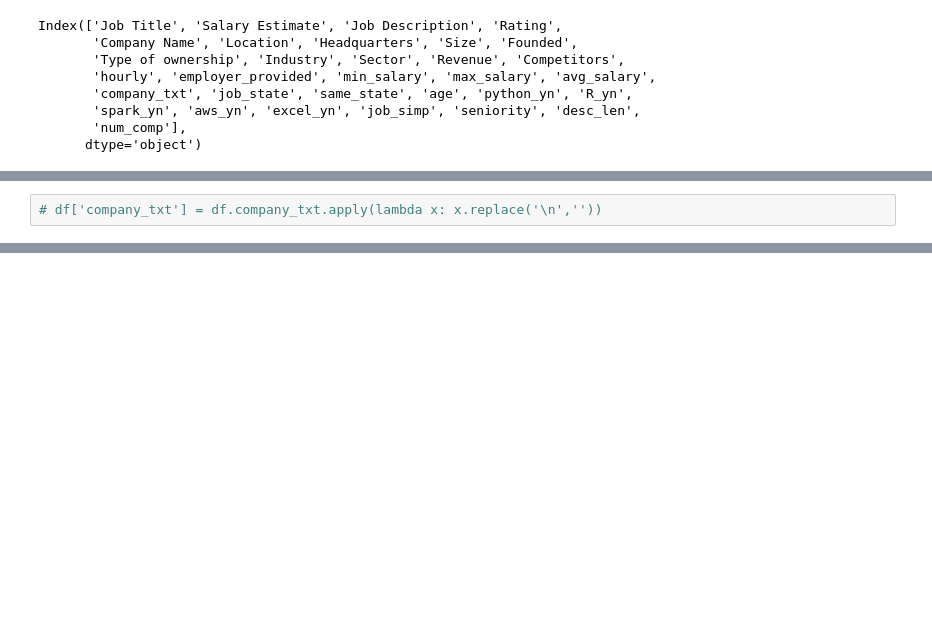
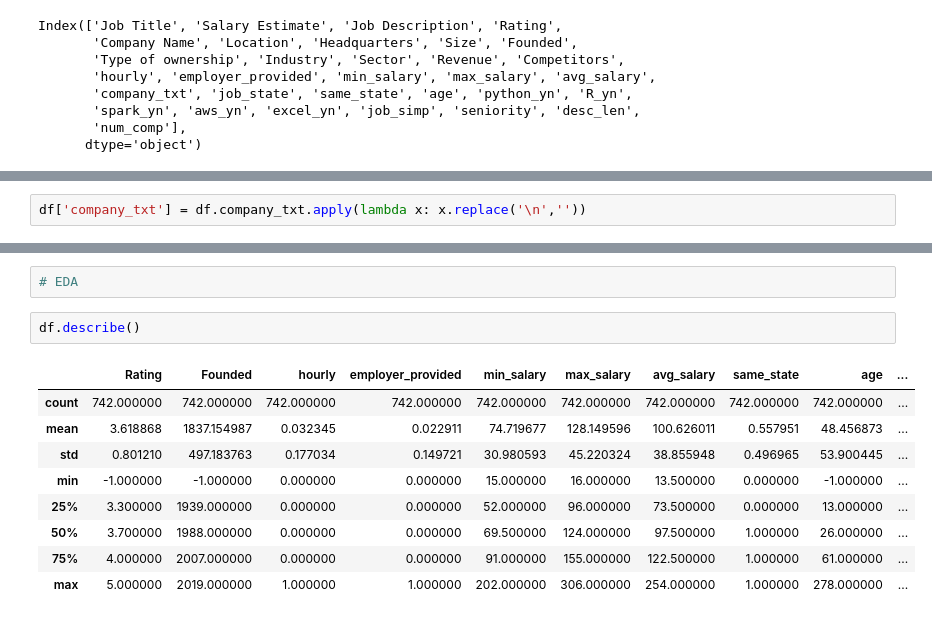
Before and after one commit to masete/ML-Predict-DS-Salaries, a Jupyter notebook: ds_eda.ipynb, the cells around one changed output, grey strips where cells are left out. Saved outputs shown, nothing was run; the diff lists cells and outputs as text; blank space fills up the shorter version.

```diff
--- a/ds_eda.ipynb
+++ b/ds_eda.ipynb
@@ -193,4 +193,4 @@ df['company_txt']
 Name: company_txt, Length: 742, dtype: object
 # %%
-# df['company_txt'] = df.company_txt.apply(lambda x: x.replace('\n',''))
+df['company_txt'] = df.company_txt.apply(lambda x: x.replace('\n',''))
 # %%
@@ -197,0 +211,14 @@ Name: company_txt, Length: 742, dtype: object
+# %%
+# EDA
+# %%
+df.describe()
+# %% [output]
+|  | Rating | Founded | hourly | employer_provided | min_salary | max_salary | avg_salary | same_state | age | ... |
+| count | 742.000000 | 742.000000 | 742.000000 | 742.000000 | 742.000000 | 742.000000 | 742.000000 | 742.000000 | 742.000000 | ... |
+| mean | 3.618868 | 1837.154987 | 0.032345 | 0.022911 | 74.719677 | 128.149596 | 100.626011 | 0.557951 | 48.456873 | ... |
+| std | 0.801210 | 497.183763 | 0.177034 | 0.149721 | 30.980593 | 45.220324 | 38.855948 | 0.496965 | 53.900445 | ... |
+| min | -1.000000 | -1.000000 | 0.000000 | 0.000000 | 15.000000 | 16.000000 | 13.500000 | 0.000000 | -1.000000 | ... |
+| 25% | 3.300000 | 1939.000000 | 0.000000 | 0.000000 | 52.000000 | 96.000000 | 73.500000 | 0.000000 | 13.000000 | ... |
+| 50% | 3.700000 | 1988.000000 | 0.000000 | 0.000000 | 69.500000 | 124.000000 | 97.500000 | 1.000000 | 26.000000 | ... |
+| 75% | 4.000000 | 2007.000000 | 0.000000 | 0.000000 | 91.000000 | 155.000000 | 122.500000 | 1.000000 | 61.000000 | ... |
+| max | 5.000000 | 2019.000000 | 1.000000 | 1.000000 | 202.000000 | 306.000000 | 254.000000 | 1.000000 | 278.000000 | ... |
```
Also changed, not shown: parts of 2 cells of this notebook, 1 other file.
